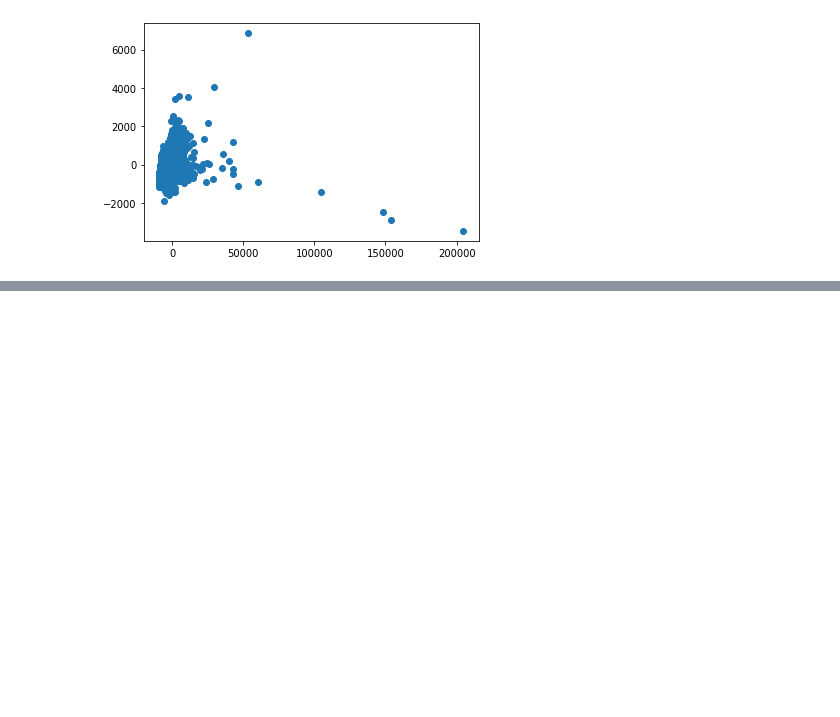
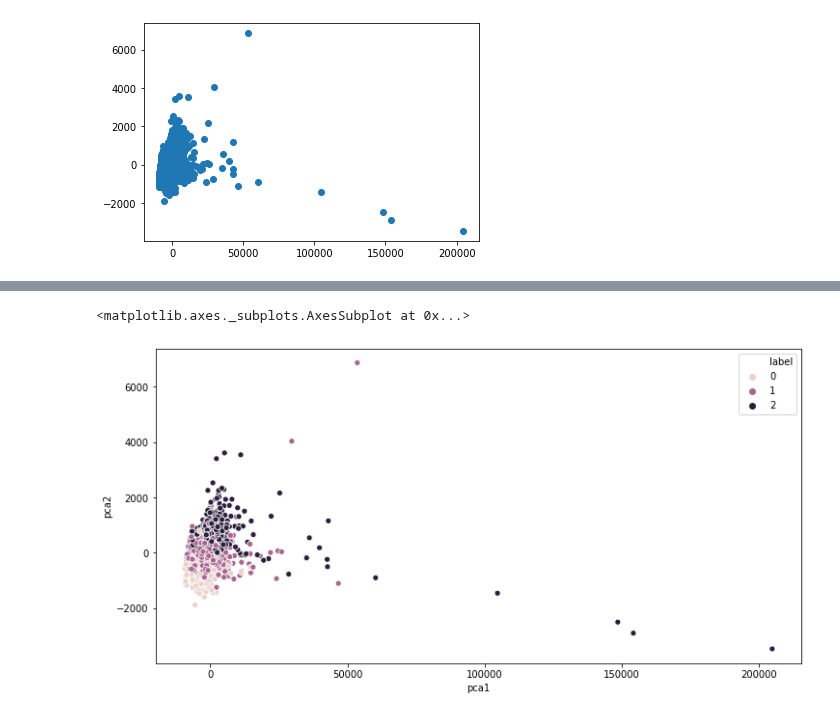
Before and after one commit to samialisayed/MachineLearning-Final-Project, a Jupyter notebook: notebook_tova_pca.ipynb, the cells around one changed output, grey strips where cells are left out. Cells and saved outputs as stored; diff of their text form; code cells hidden in the pictures; blank space fills up the shorter version.

Commit message:
added lda and visualizations

```diff
--- a/notebook_tova_pca.ipynb
+++ b/notebook_tova_pca.ipynb
@@ -39,0 +43,6 @@ plt.scatter(data_pca[:, 0], data_pca[:, 1])
+# %%
+data['pca1'] = data_pca[:, 0]
+# %%
+data['pca2'] = data_pca[:, 1]
+# %%
+data['label'] = [0 if price <= 120000 else 1 if price <= 200000 else 2 for price in data['SalePrice']]
@@ -39,0 +59,6 @@ plt.scatter(data_pca[:, 0], data_pca[:, 1])
+# %%
+plt.figure(figsize=(12,6))
+sns.scatterplot(data.pca1, data.pca2, hue=data.label)
+# %% [output]
+<matplotlib.axes._subplots.AxesSubplot at 0x...>
+[figure, added]
```
Also changed, not shown: parts of 8 cells of this notebook.
